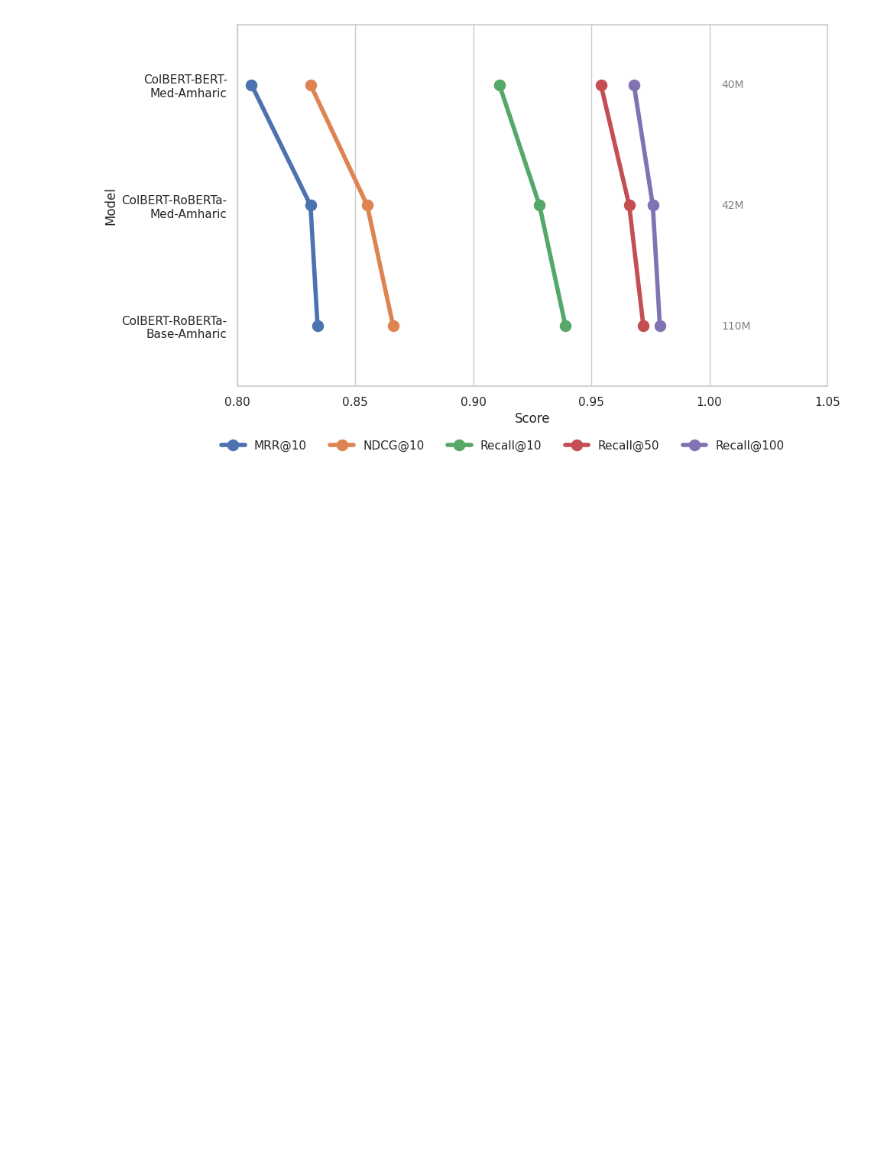
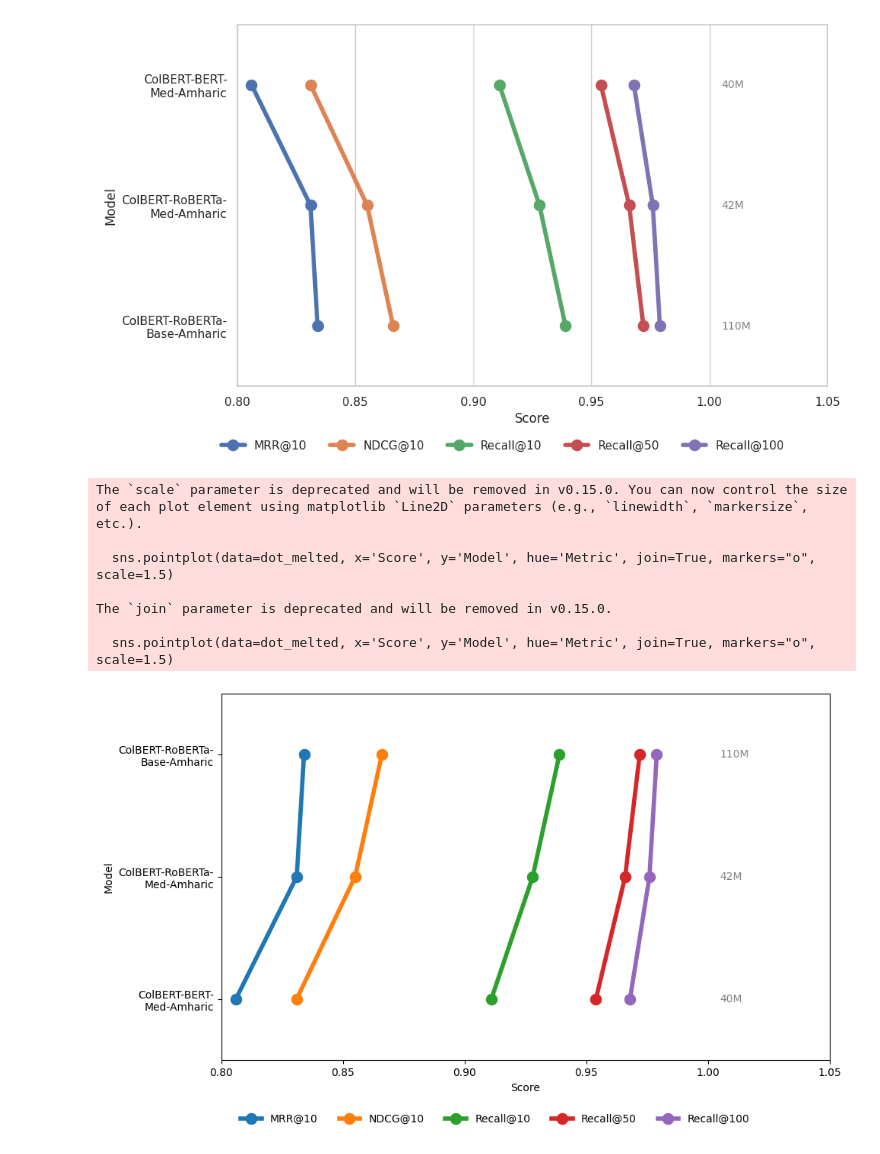
Before and after one commit to kidist-amde/amharic-ir-benchmarks, a Jupyter notebook: notebooks/analysis_colbert_model_comparison.ipynb, the cells around one changed output. Cells and saved outputs as stored; diff of their text form; code cells hidden in the pictures; blank space fills up the shorter version.

```diff
--- a/notebooks/analysis_colbert_model_comparison.ipynb
+++ b/notebooks/analysis_colbert_model_comparison.ipynb
@@ -245,3 +245,66 @@ plt.show()
 plt.close()
 # %% [output]
 [figure]
+# %%
+import matplotlib.pyplot as plt
+import seaborn as sns
+import pandas as pd
+
+# Data
+models = [
+    "ColBERT-BERT-\nMed-Amharic",
+    "ColBERT-RoBERTa-\nMed-Amharic",
+    "ColBERT-RoBERTa-\nBase-Amharic"
+]
+params = [40, 42, 110]
+mrr = [0.806, 0.831, 0.834]
+ndcg = [0.831, 0.855, 0.866]
+recall10 = [0.911, 0.928, 0.939]
+recall50 = [0.954, 0.966, 0.972]
+recall100 = [0.968, 0.976, 0.979]
+
+# DataFrame
+dot_df = pd.DataFrame({
+    'Model': models,
+    'MRR@10': mrr,
+    'NDCG@10': ndcg,
+    'Recall@10': recall10,
+    'Recall@50': recall50,
+    'Recall@100': recall100,
+    'Params': params
+})
+
+# Sort by Params descending and set ordered categorical for y-axis
+dot_df['Model'] = pd.Categorical(dot_df['Model'],
+                                 categories=[x for _, x in sorted(zip(params, models), reverse=True)],
+                                 ordered=True)
+
+# Melt
+dot_melted = dot_df.melt(id_vars=['Model', 'Params'], var_name='Metric', value_name='Score')
+
+# Plot
+plt.figure(figsize=(10, 6))
+sns.pointplot(data=dot_melted, x='Score', y='Model', hue='Metric', join=True, markers="o", scale=1.5)
+
+# Annotate Params
+for i, model in enumerate(dot_df['Model'].cat.categories):
+    param_val = dot_df.loc[dot_df['Model'] == model, 'Params'].values[0]
+    plt.text(1.005, i, f"{param_val}M", va='center', fontsize=10, color='gray')
+
+plt.xlabel("Score")
+plt.ylabel("Model")
+plt.xlim(0.80, 1.05)
+plt.legend(loc='upper center', bbox_to_anchor=(0.45, -0.12), ncol=5, frameon=False)
+plt.tight_layout()
+plt.savefig("dotlineplot_colbert_amharic_models_sorted.pdf", format="pdf", dpi=300)
+plt.show()
+plt.close()
+# %% [output]
+The `scale` parameter is deprecated and will be removed in v0.15.0. You can now control the size of each plot element using matplotlib `Line2D` parameters (e.g., `linewidth`, `markersize`, etc.).
+
+  sns.pointplot(data=dot_melted, x='Score', y='Model', hue='Metric', join=True, markers="o", scale=1.5)
+
+The `join` parameter is deprecated and will be removed in v0.15.0.
+
+  sns.pointplot(data=dot_melted, x='Score', y='Model', hue='Metric', join=True, markers="o", scale=1.5)
+[figure, added]
```
Also changed, not shown: parts of 2 cells of this notebook, 2 other files.
